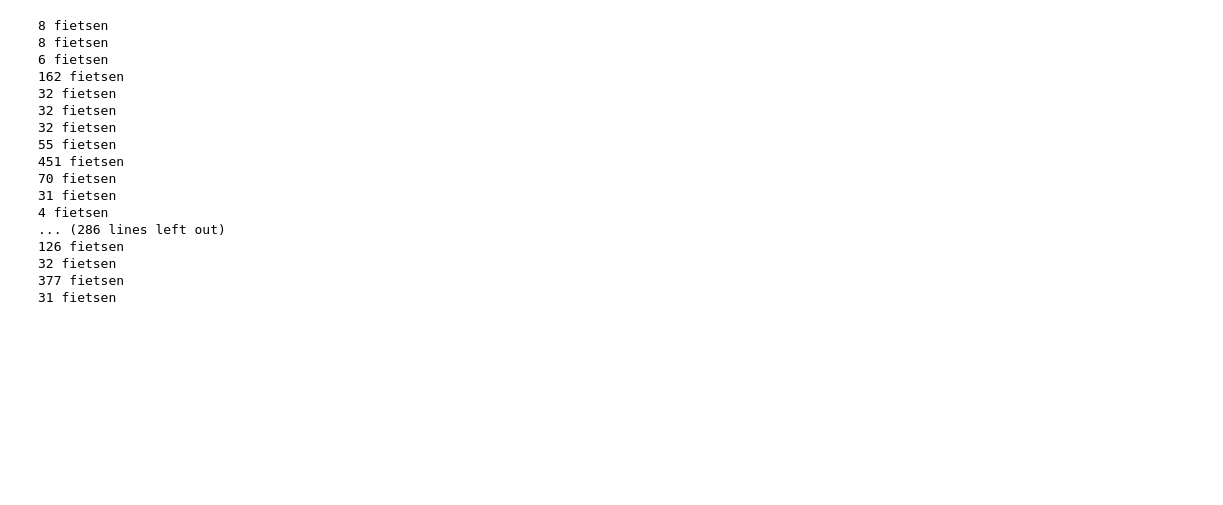
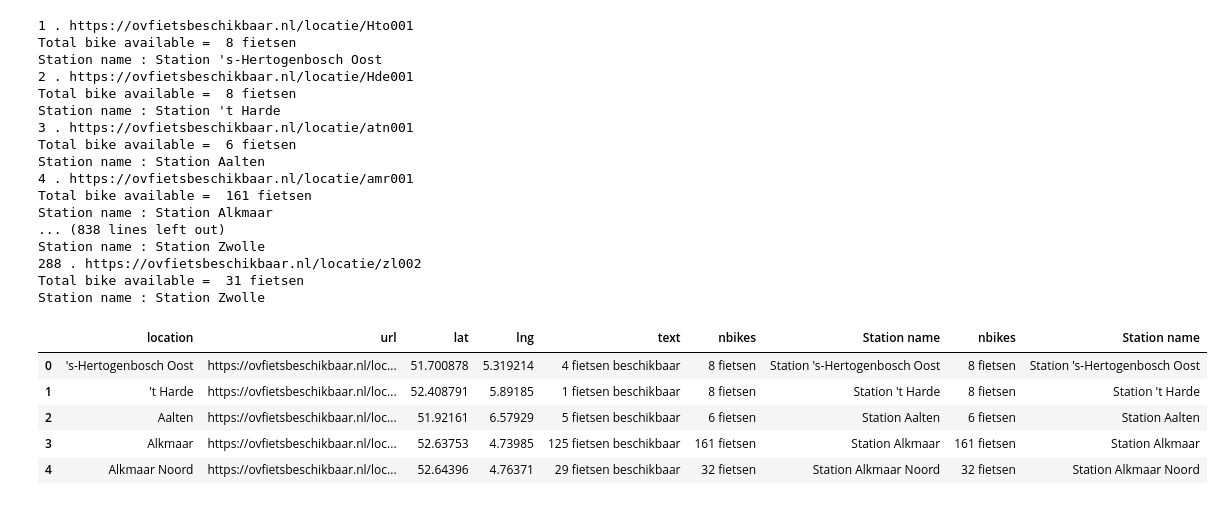
Before and after one commit to Haabiy/OV-fiets, a Jupyter notebook: Velo.ipynb, the cells around one changed output. Cells and saved outputs as stored; diff of their text form; code cells hidden in the pictures; blank space fills up the shorter version.

Commit message:
Station names added

```diff
--- a/Velo.ipynb
+++ b/Velo.ipynb
@@ -116,14 +52,23 @@ dff.to_csv('link.csv')
 # %%
 driver = webdriver.Chrome(ChromeDriverManager().install())
-tot = []
-def tot_bike(url):
+total_bike = []
+station_name = []
+def get_total_bike(url):
     driver.get(url)
     driver.maximize_window()
+    soup = BeautifulSoup(driver.page_source, 'html.parser')
     sleep(2)
-    soup = BeautifulSoup(driver.page_source, 'html.parser')
     for tbody in soup.find_all('tbody', {'class': 'left-column-no-break'}):
         tr = tbody.find_all('td')[3].text.strip()
-        tot.append(tr)
-        print(tr)
+        total_bike.append(tr)
+        print("Total bike available = ", tr)
+    try:
+        div = soup.find('div', {'class' : 'column is-one-third'})
+        h4 = div.find('h4').text.strip()
+        station_name.append(h4)
+        print('Station name :', h4)
+    except Exception :
+        station_name.append('None')
+    return total_bike
 # %% [output]
 ====== WebDriver manager ======
@@ -133,26 +78,42 @@ Driver [C:\Users\adema\.wdm\drivers\chromedriver\win32\101.0.4951.41\chromedrive
 # %%
+# Modify the end = len(ff) to get them all
 for x in range(0, len(ff)):
     url = ff[x]
-    tot_bike(url)
+    print(x+1,".", url)
+    get_total_bike(url)
     sleep(1)
 # %% [output]
-8 fietsen
-8 fietsen
-6 fietsen
-162 fietsen
-32 fietsen
-32 fietsen
-32 fietsen
-55 fietsen
-451 fietsen
-70 fietsen
-31 fietsen
-4 fietsen
-... (286 lines left out)
-126 fietsen
-32 fietsen
-377 fietsen
-31 fietsen
+1 . https://ovfietsbeschikbaar.nl/locatie/Hto001
+Total bike available =  8 fietsen
+Station name : Station 's-Hertogenbosch Oost
+2 . https://ovfietsbeschikbaar.nl/locatie/Hde001
+Total bike available =  8 fietsen
+Station name : Station 't Harde
+3 . https://ovfietsbeschikbaar.nl/locatie/atn001
+Total bike available =  6 fietsen
+Station name : Station Aalten
+4 . https://ovfietsbeschikbaar.nl/locatie/amr001
+Total bike available =  161 fietsen
+Station name : Station Alkmaar
+... (838 lines left out)
+Station name : Station Zwolle
+288 . https://ovfietsbeschikbaar.nl/locatie/zl002
+Total bike available =  31 fietsen
+Station name : Station Zwolle
 # %%
-df_tot = pd.DataFrame(tot)
-df_tot.to_csv('tot_bike.csv')
+df_total = pd.DataFrame(total_bike, columns={'nbikes'})
+df_total.reset_index(drop = True, inplace=True)
+
+df_station = pd.DataFrame(station_name, columns = {'Station name'})
+df_station.reset_index(drop = True, inplace=True)
+
+all_together = [df, df_total, df_station]
+df = pd.concat(all_together, axis=1)
+df.head()
+# %% [output]
+|  | location | url | lat | lng | text | nbikes | Station name | nbikes | Station name |
+| 0 | 's-Hertogenbosch Oost | https://ovfietsbeschikbaar.nl/loc... | 51.700878 | 5.319214 | 4 fietsen beschikbaar | 8 fietsen | Station 's-Hertogenbosch Oost | 8 fietsen | Station 's-Hertogenbosch Oost |
+| 1 | 't Harde | https://ovfietsbeschikbaar.nl/loc... | 52.408791 | 5.89185 | 1 fietsen beschikbaar | 8 fietsen | Station 't Harde | 8 fietsen | Station 't Harde |
+| 2 | Aalten | https://ovfietsbeschikbaar.nl/loc... | 51.92161 | 6.57929 | 5 fietsen beschikbaar | 6 fietsen | Station Aalten | 6 fietsen | Station Aalten |
+| 3 | Alkmaar | https://ovfietsbeschikbaar.nl/loc... | 52.63753 | 4.73985 | 125 fietsen beschikbaar | 161 fietsen | Station Alkmaar | 161 fietsen | Station Alkmaar |
+| 4 | Alkmaar Noord | https://ovfietsbeschikbaar.nl/loc... | 52.64396 | 4.76371 | 29 fietsen beschikbaar | 32 fietsen | Station Alkmaar Noord | 32 fietsen | Station Alkmaar Noord |
```
Also changed, not shown: parts of 11 cells of this notebook, 3 other files.
